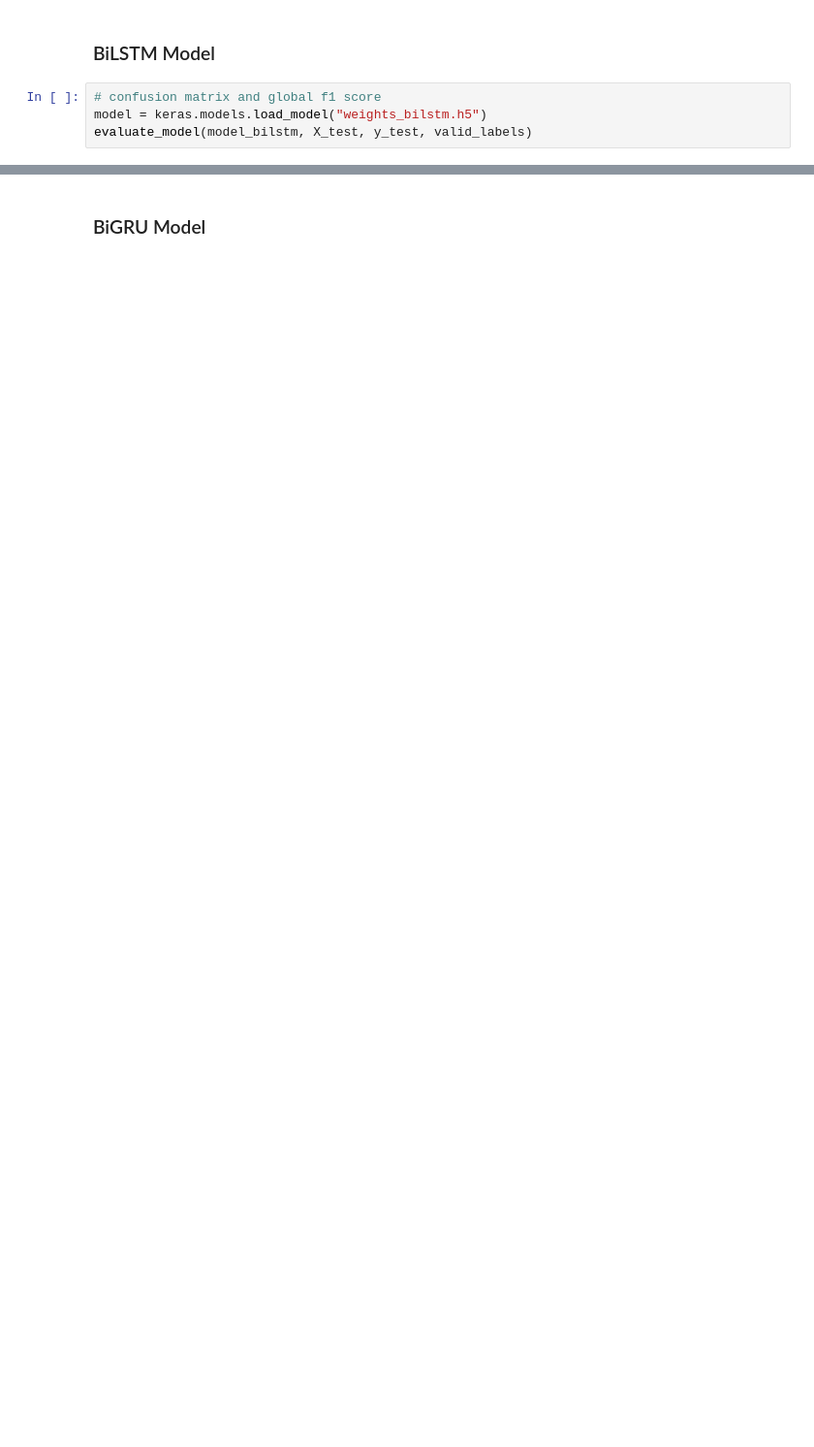
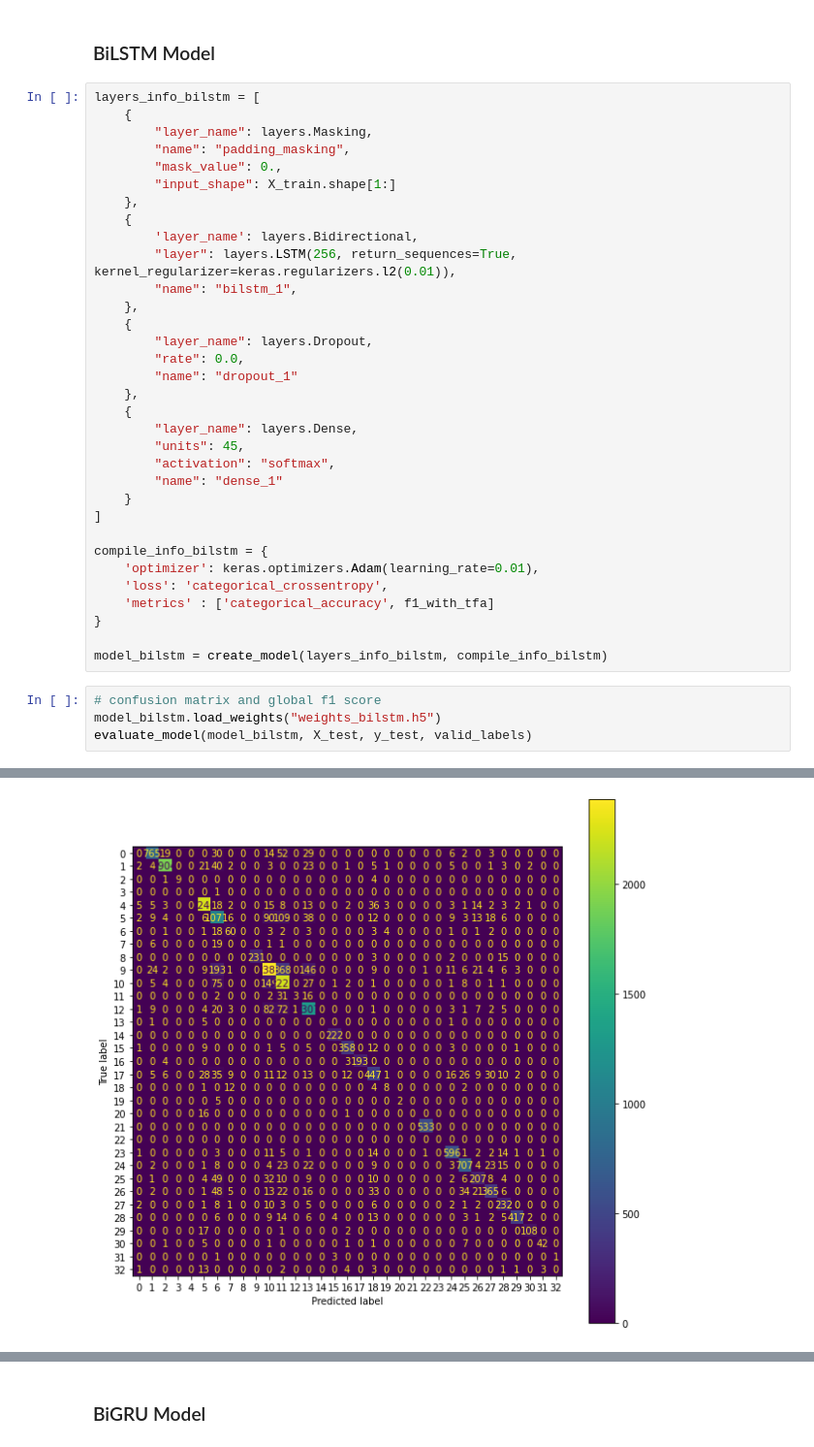
Before and after one commit to gmurro/PartOfSpeechTagging, a Jupyter notebook: POS_with_workingF1.ipynb, the cells around one changed output, grey strips where cells are left out. Shown: that part at 97% size. Saved outputs shown, nothing was run; the diff lists cells and outputs as text; blank space fills up the shorter version.

```diff
--- a/POS_with_workingF1.ipynb
+++ b/POS_with_workingF1.ipynb
@@ -862,7 +846,40 @@ meaningful_classes = classes[valid_labels]
 # %% [markdown]
 ### BiLSTM Model
+# %%
+layers_info_bilstm = [
+    {
+        "layer_name": layers.Masking,
+        "name": "padding_masking",
+        "mask_value": 0.,
+        "input_shape": X_train.shape[1:]
+    },
+    {
+        'layer_name': layers.Bidirectional,
+        "layer": layers.LSTM(256, return_sequences=True, kernel_regularizer=keras.regularizers.l2(0.01)),
+        "name": "bilstm_1",
+    },
+    {
+        "layer_name": layers.Dropout,
+        "rate": 0.0,
+        "name": "dropout_1"
+    },
+    {
+        "layer_name": layers.Dense,
+        "units": 45,
+        "activation": "softmax",
+        "name": "dense_1"
+    }
+]
+
+compile_info_bilstm = {
+    'optimizer': keras.optimizers.Adam(learning_rate=0.01),
+    'loss': 'categorical_crossentropy',
+    'metrics' : ['categorical_accuracy', f1_with_tfa]
+}
+
+model_bilstm = create_model(layers_info_bilstm, compile_info_bilstm)
 # %%
 # confusion matrix and global f1 score
-model = keras.models.load_model("weights_bilstm.h5")
+model_bilstm.load_weights("weights_bilstm.h5")
 evaluate_model(model_bilstm, X_test, y_test, valid_labels)
 # %% [output]
@@ -870,3 +890,4 @@ ValueError: ignored
+[figure, added]
 # %%
 # classification report using only meaningful classes
 show_classification_report(model_bilstm, X_test, y_test, valid_labels, meaningful_classes, sorted_by=['f1-score'], ascending=False)
```
Also changed, not shown: parts of 6 cells of this notebook.
